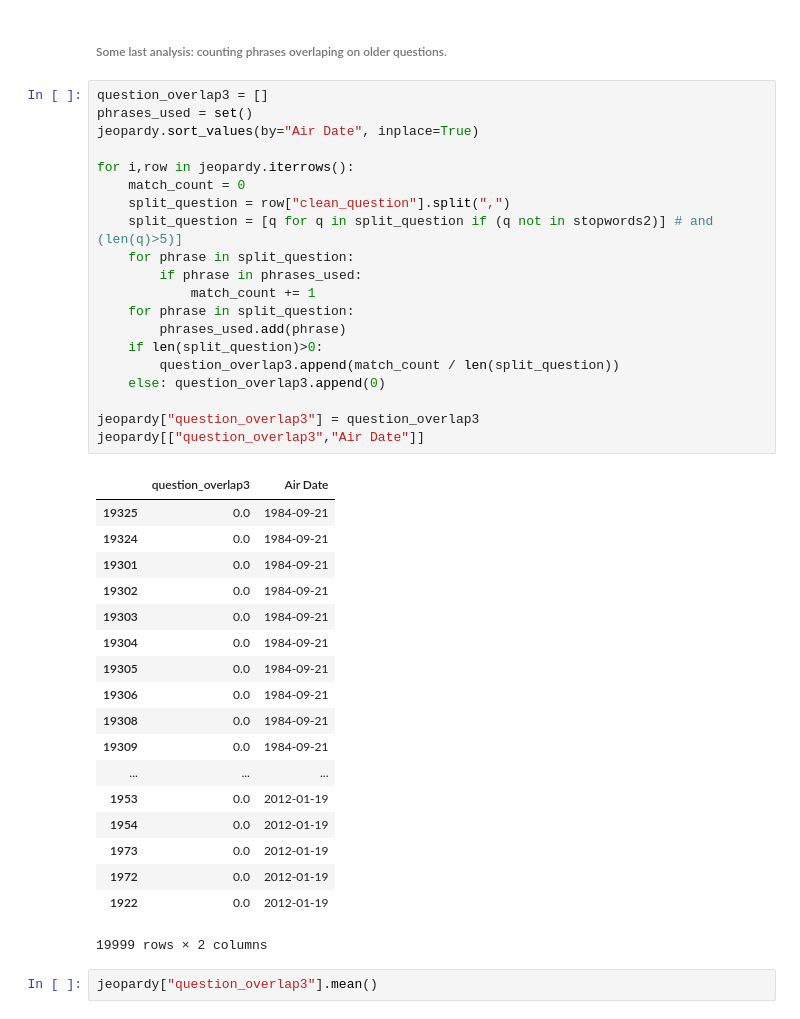
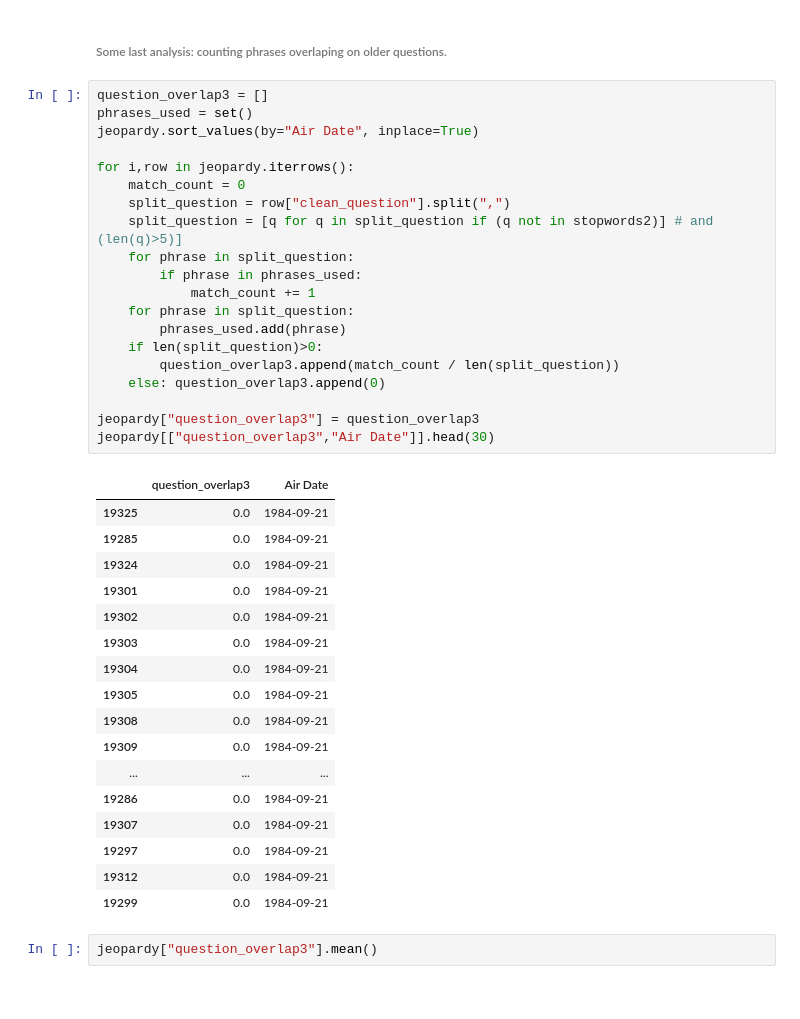
Before and after one commit to matiasconde/Winning-Jeopardy, a Jupyter notebook: Notebook.ipynb, the cells around one changed output. Cells and saved outputs as stored; diff of their text form.

```diff
--- a/Notebook.ipynb
+++ b/Notebook.ipynb
@@ -599,42 +427,41 @@ The numbers are not very high but we must to consider that we have only used a s
 # %%
 question_overlap3 = []
 phrases_used = set()
 jeopardy.sort_values(by="Air Date", inplace=True)
 
 for i,row in jeopardy.iterrows():
     match_count = 0
     split_question = row["clean_question"].split(",")
     split_question = [q for q in split_question if (q not in stopwords2)] # and (len(q)>5)]
     for phrase in split_question:
         if phrase in phrases_used:
             match_count += 1
     for phrase in split_question:
         phrases_used.add(phrase)
     if len(split_question)>0:
         question_overlap3.append(match_count / len(split_question))
     else: question_overlap3.append(0)
 
 jeopardy["question_overlap3"] = question_overlap3
-jeopardy[["question_overlap3","Air Date"]]
+jeopardy[["question_overlap3","Air Date"]].head(30)
 # %% [output]
 |  | question_overlap3 | Air Date |
 | 19325 | 0.0 | 1984-09-21 |
+| 19285 | 0.0 | 1984-09-21 |
 | 19324 | 0.0 | 1984-09-21 |
 | 19301 | 0.0 | 1984-09-21 |
 | 19302 | 0.0 | 1984-09-21 |
 | 19303 | 0.0 | 1984-09-21 |
 | 19304 | 0.0 | 1984-09-21 |
 | 19305 | 0.0 | 1984-09-21 |
-| 19306 | 0.0 | 1984-09-21 |
 | 19308 | 0.0 | 1984-09-21 |
 | 19309 | 0.0 | 1984-09-21 |
 | ... | ... | ... |
-| 1953 | 0.0 | 2012-01-19 |
-| 1954 | 0.0 | 2012-01-19 |
-| 1973 | 0.0 | 2012-01-19 |
-| 1972 | 0.0 | 2012-01-19 |
-| 1922 | 0.0 | 2012-01-19 |
+| 19286 | 0.0 | 1984-09-21 |
+| 19307 | 0.0 | 1984-09-21 |
+| 19297 | 0.0 | 1984-09-21 |
+| 19312 | 0.0 | 1984-09-21 |
+| 19299 | 0.0 | 1984-09-21 |
-19999 rows × 2 columns
 # %%
 jeopardy["question_overlap3"].mean()
 # %% [output]
```
Also changed, not shown: parts of 15 cells of this notebook.
